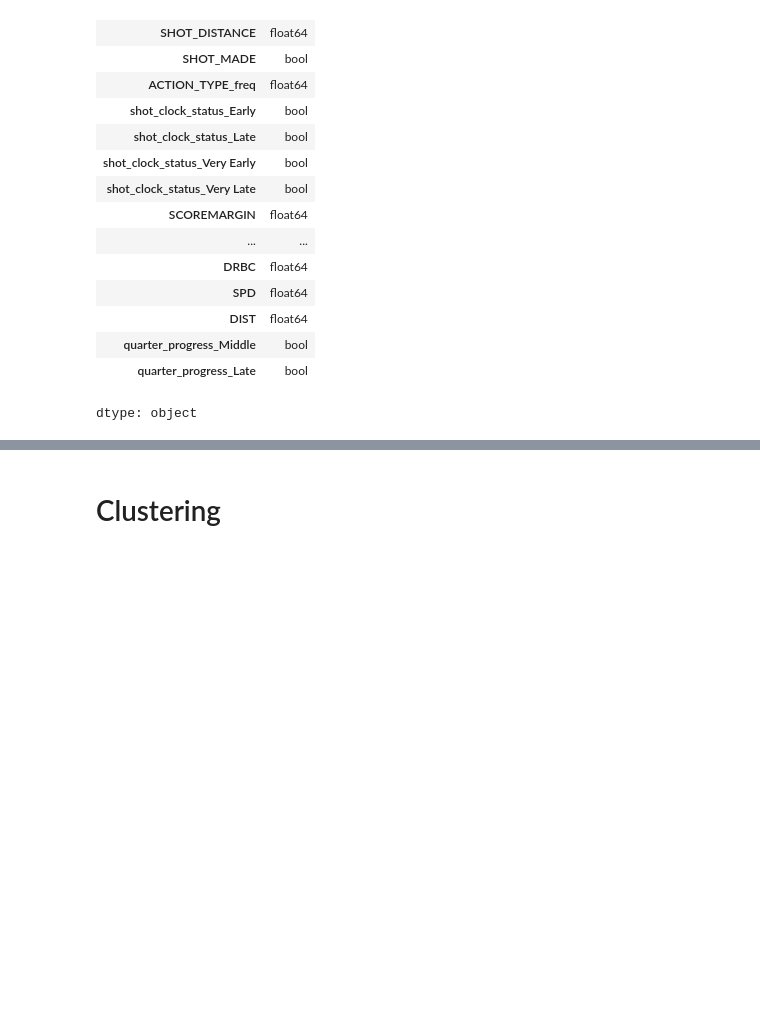
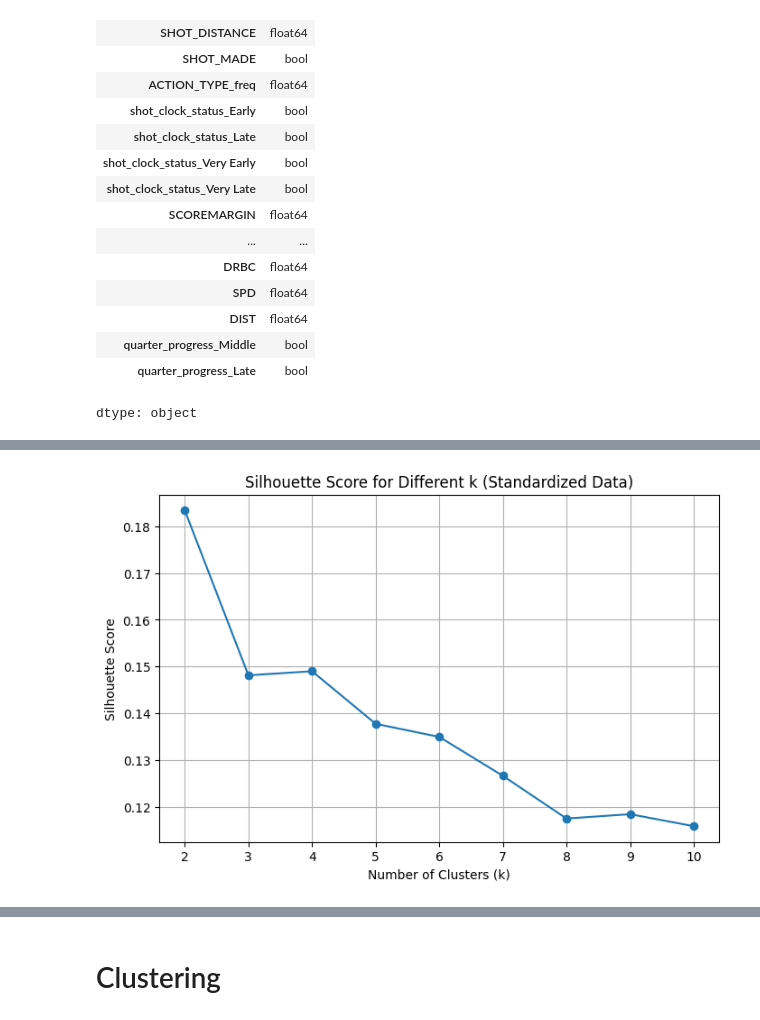
Before and after one commit to Saksham-tyagi1/NBA-Analysis, a Jupyter notebook: Clustering_Stage_1_.ipynb, the cells around one changed output, grey strips where cells are left out. Saved outputs shown, nothing was run; the diff lists cells and outputs as text; code cells hidden in the pictures; blank space fills up the shorter version.

```diff
--- a/Clustering_Stage_1_.ipynb
+++ b/Clustering_Stage_1_.ipynb
@@ -449,0 +412,81 @@ Final Selected Features for Clustering:
+# %%
+from sklearn.cluster import MiniBatchKMeans
+from sklearn.metrics import silhouette_score
+from sklearn.preprocessing import StandardScaler
+from sklearn.decomposition import PCA
+import matplotlib.pyplot as plt
+from joblib import Parallel, delayed
+
+# Step 1: Standardize the Features
+scaler = StandardScaler()
+data_for_clustering_scaled = scaler.fit_transform(data_for_clustering)
+
+# Function to calculate silhouette score for a given k
+def calculate_silhouette(k, data):
+    model = MiniBatchKMeans(n_clusters=k, random_state=42, batch_size=1000)
+    cluster_labels = model.fit_predict(data)
+    score = silhouette_score(data, cluster_labels)
+    return k, score, cluster_labels
+
+# Evaluate silhouette scores for k=2 to k=10 in parallel (Standardized Data)
+k_values = range(2, 11)
+results_scaled = Parallel(n_jobs=-1)(
+    delayed(calculate_silhouette)(k, data_for_clustering_scaled) for k in k_values
+)
+
+# Extract best k based on silhouette score (Standardized Data)
+k_values, scores_scaled, cluster_labels_scaled_list = zip(*results_scaled)
+best_k_scaled = k_values[scores_scaled.index(max(scores_scaled))]
+best_cluster_labels_scaled = cluster_labels_scaled_list[scores_scaled.index(max(scores_scaled))]
+
+# Print silhouette scores (Standardized Data)
+print("\nSilhouette Scores after Scaling:")
+for k, score in zip(k_values, scores_scaled):
+    print(f"Silhouette Score for k={k}: {score}")
+
+# Plot silhouette scores (Standardized Data)
+plt.figure(figsize=(8, 5))
+plt.plot(k_values, scores_scaled, marker='o')
+plt.xlabel('Number of Clusters (k)')
+plt.ylabel('Silhouette Score')
+plt.title('Silhouette Score for Different k (Standardized Data)')
+plt.grid()
+plt.show()
+
+# Step 2: Apply PCA for Dimensionality Reduction (Keep 95% Variance)
+pca = PCA(n_components=0.95)
+data_pca = pca.fit_transform(data_for_clustering_scaled)
+
+# Evaluate silhouette scores for k=2 to k=10 in parallel (PCA Data)
+results_pca = Parallel(n_jobs=-1)(
+    delayed(calculate_silhouette)(k, data_pca) for k in k_values
+)
+
+# Extract best k based on silhouette score (PCA Data)
+k_values, scores_pca, cluster_labels_pca_list = zip(*results_pca)
+best_k_pca = k_values[scores_pca.index(max(scores_pca))]
+best_cluster_labels_pca = cluster_labels_pca_list[scores_pca.index(max(scores_pca))]
+
+# Print silhouette scores (PCA Data)
+print("\nSilhouette Scores after PCA:")
+for k, score in zip(k_values, scores_pca):
+    print(f"Silhouette Score for k={k}: {score}")
+
+# Plot silhouette scores (PCA Data)
+plt.figure(figsize=(8, 5))
+plt.plot(k_values, scores_pca, marker='o')
+plt.xlabel('Number of Clusters (k)')
+plt.ylabel('Silhouette Score')
+plt.title('Silhouette Score for Different k (PCA Transformed Data)')
+plt.grid()
+plt.show()
+
+# 2D Visualization of Clusters using the best k from PCA
+plt.figure(figsize=(8, 6))
+plt.scatter(data_pca[:, 0], data_pca[:, 1], c=best_cluster_labels_pca, cmap='viridis', s=5)
+plt.xlabel('PCA Component 1')
+plt.ylabel('PCA Component 2')
+plt.title(f'Cluster Visualization for k={best_k_pca} (PCA Transformed Data)')
+plt.colorbar(label='Cluster Label')
+plt.show()
+# %% [output]
@@ -449,0 +503 @@ Final Selected Features for Clustering:
+[figure, added]
```
Also changed, not shown: parts of 78 cells of this notebook.
